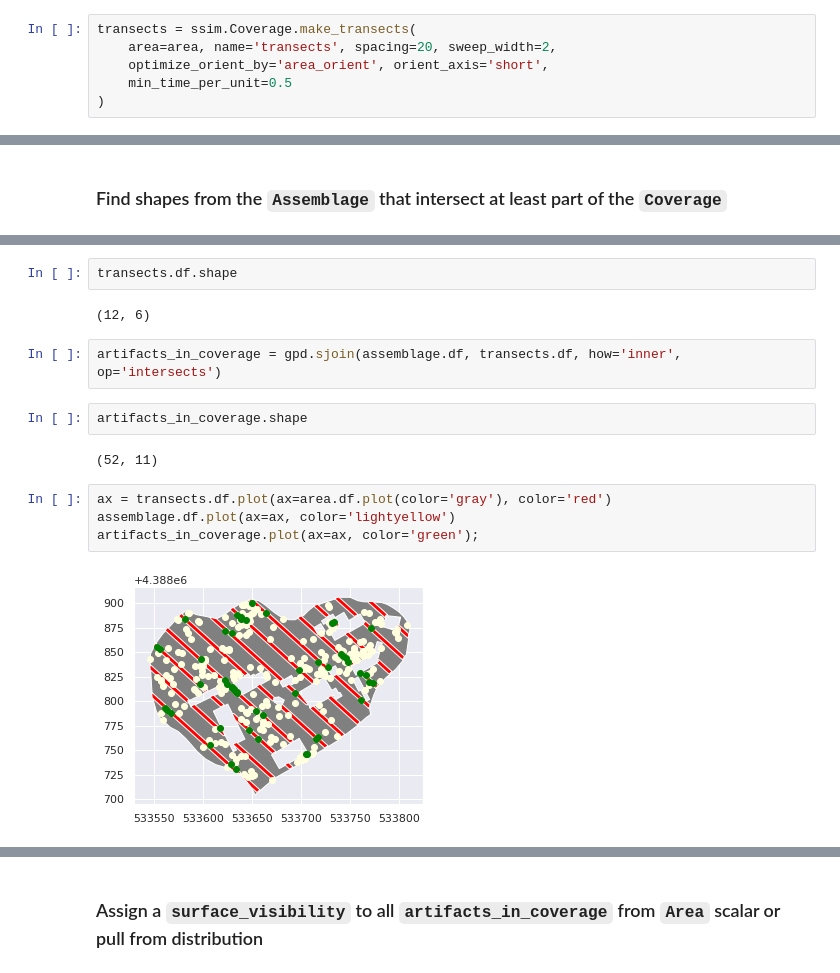
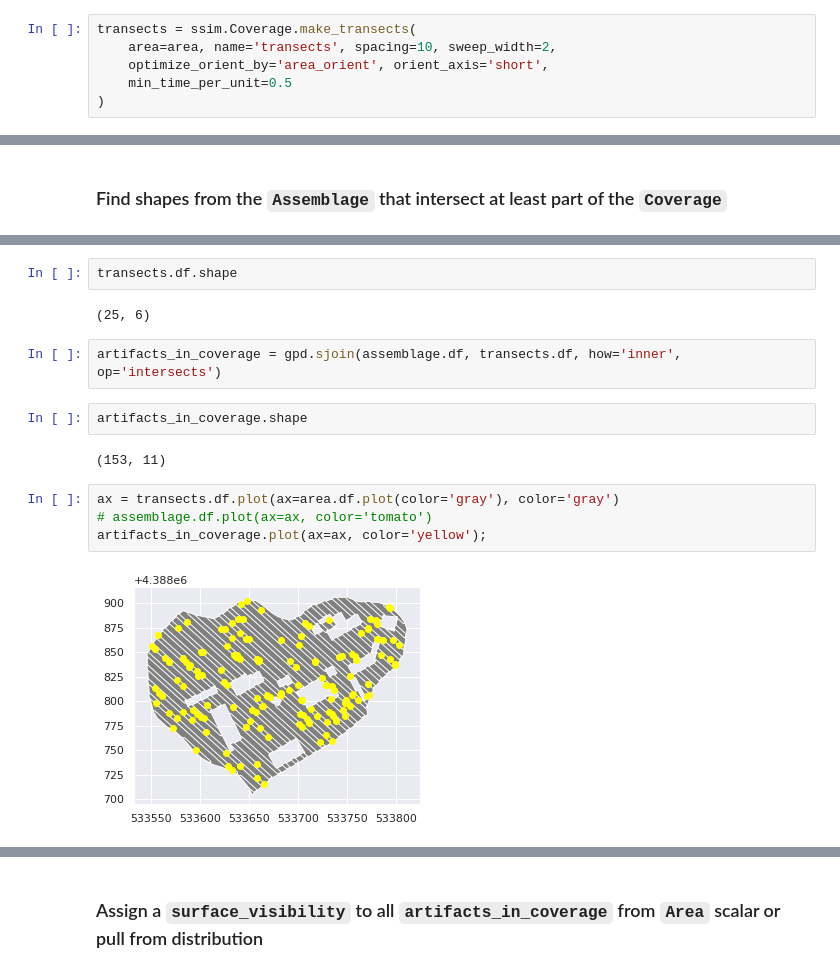
Before and after one commit to deppen8/prospect, a Jupyter notebook: notebooks/simulation_hack_alpha.ipynb, the cells around one changed output, grey strips where cells are left out. Drawn from its saved outputs; the diff is of its cells as text.

```diff
--- a/notebooks/simulation_hack_alpha.ipynb
+++ b/notebooks/simulation_hack_alpha.ipynb
@@ -215,7 +214,7 @@ assemblage.df.plot(ax=area.df.plot(), color='pink');
 ## Build `Coverage`
 # %%
 transects = ssim.Coverage.make_transects(
-    area=area, name='transects', spacing=20, sweep_width=2,
+    area=area, name='transects', spacing=10, sweep_width=2,
     optimize_orient_by='area_orient', orient_axis='short',
     min_time_per_unit=0.5
 )
@@ -404,19 +390,19 @@ assemblage.df.shape
 # %%
 transects.df.shape
 # %% [output]
-(12, 6)
+(25, 6)
 # %%
 artifacts_in_coverage = gpd.sjoin(assemblage.df, transects.df, how='inner', op='intersects')
 # %%
 artifacts_in_coverage.shape
 # %% [output]
-(52, 11)
+(153, 11)
 # %%
-ax = transects.df.plot(ax=area.df.plot(color='gray'), color='red')
-assemblage.df.plot(ax=ax, color='lightyellow')
-artifacts_in_coverage.plot(ax=ax, color='green');
+ax = transects.df.plot(ax=area.df.plot(color='gray'), color='gray')
+# assemblage.df.plot(ax=ax, color='tomato')
+artifacts_in_coverage.plot(ax=ax, color='yellow');
 # %% [output]
-[figure, old version]
+[figure, new version]
 # %%
 artifacts_in_coverage.head()
 # %% [output]
```
Also changed, not shown: parts of 28 cells of this notebook.
